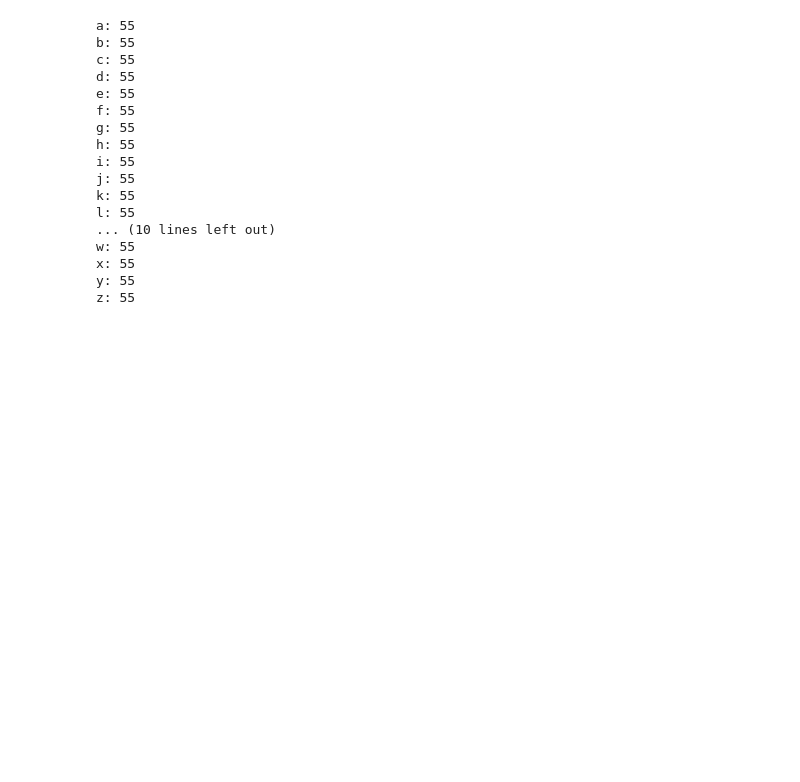
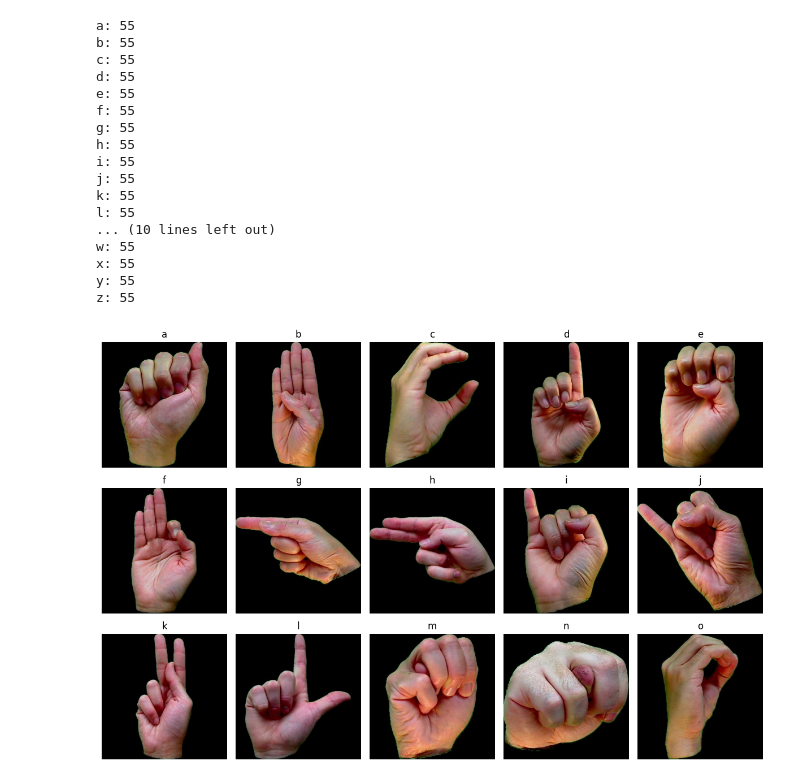
Before and after one commit to Yaa-Waadu/AI-Final-Project, a Jupyter notebook: ASL_Learning_Assistant.ipynb, the cells around one changed output. Saved outputs shown, nothing was run; the diff lists cells and outputs as text; code cells hidden in the pictures; blank space fills up the shorter version.

Commit message:
looking at sample images

```diff
--- a/ASL_Learning_Assistant.ipynb
+++ b/ASL_Learning_Assistant.ipynb
@@ -142,3 +142,31 @@ w: 55
 x: 55
 y: 55
 z: 55
+# %%
+import matplotlib.pyplot as plt
+import os
+import random
+from PIL import Image
+
+fig, axes = plt.subplots(3, 5, figsize=(12, 8))
+
+for ax, class_name in zip(axes.flatten(), classes[:15]):
+    class_path = os.path.join(KAGGLE_DIR, class_name)
+
+    image_files = [
+        f for f in os.listdir(class_path)
+        if f.lower().endswith((".jpg", ".jpeg", ".png"))
+    ]
+
+    image_path = os.path.join(class_path, random.choice(image_files))
+
+    image = Image.open(image_path)
+
+    ax.imshow(image, cmap="gray")
+    ax.set_title(class_name)
+    ax.axis("off")
+
+plt.tight_layout()
+plt.show()
+# %% [output]
+[figure, added]
```
